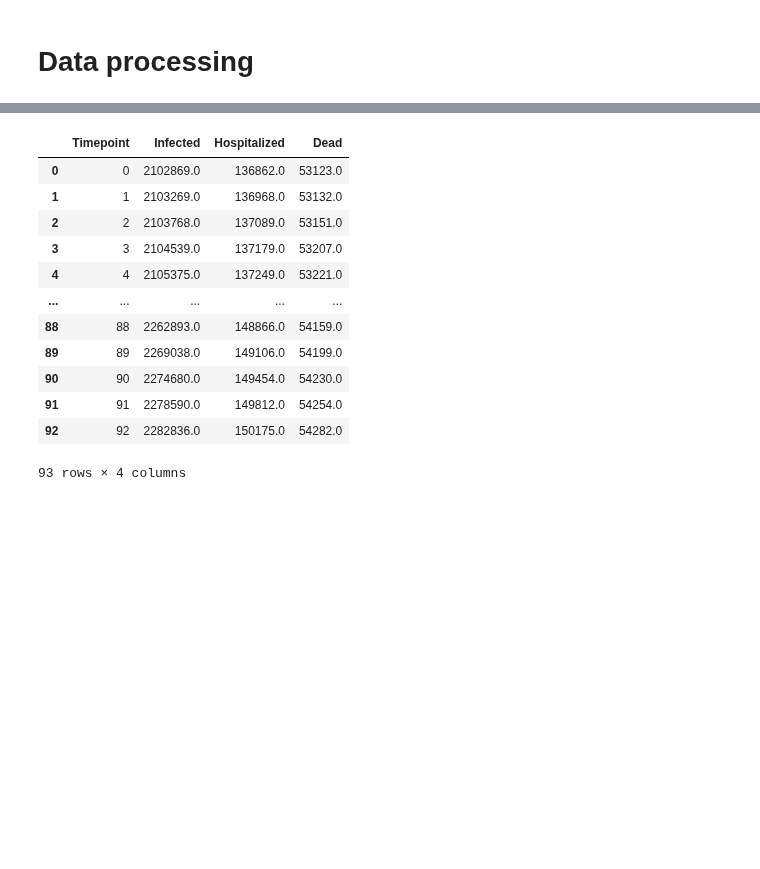
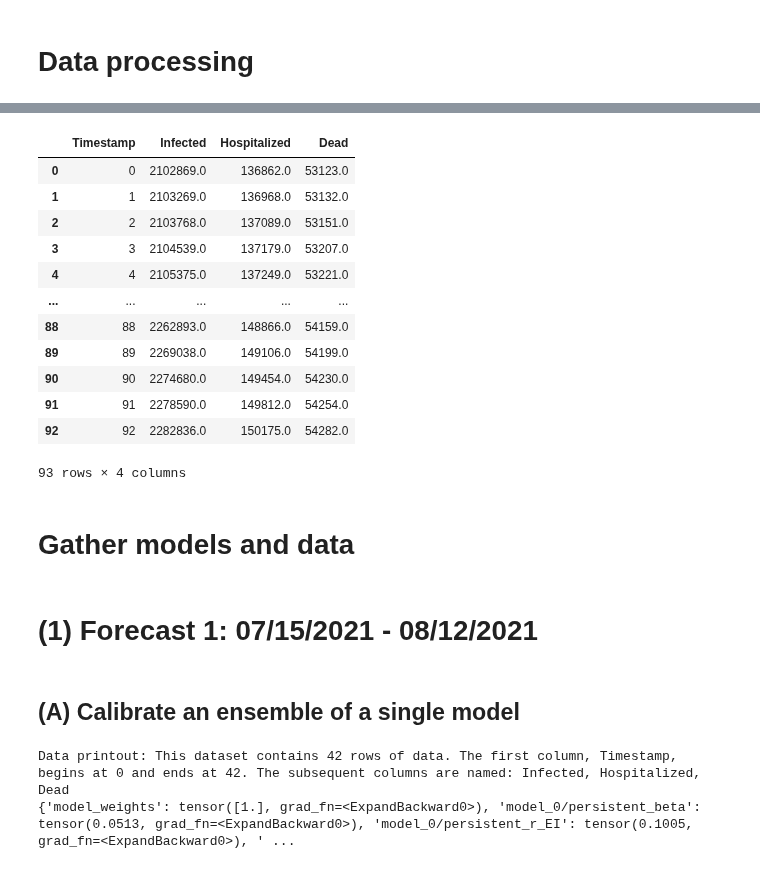
Before and after one commit to ciemss/program-milestones, a Jupyter notebook: 18-month-milestone/evaluation/Epi_Ensemble_Challenge/CIEMSS_Team_Ensemble_Challenge.ipynb, the cells around one changed output, grey strips where cells are left out. Saved outputs shown, nothing was run; the diff lists cells and outputs as text; code cells hidden in the pictures; blank space fills up the shorter version.

```diff
--- a/18-month-milestone/evaluation/Epi_Ensemble_Challenge/CIEMSS_Team_Ensemble_Challenge.ipynb
+++ b/18-month-milestone/evaluation/Epi_Ensemble_Challenge/CIEMSS_Team_Ensemble_Challenge.ipynb
@@ -74,10 +59,11 @@ full_dataset[(full_dataset.date >= '2021-05-15') & (full_dataset.date < '2021-06
 # %%
 def get_data_between(start='2021-06-01',end='2021-09-02'):
-    return full_dataset[(full_dataset.date >= start) & (full_dataset.date < end)].reset_index(drop=True).reset_index(names=['Timepoint']).drop(['date'],axis=1)
+    return full_dataset[(full_dataset.date >= start) & (full_dataset.date < end)].reset_index(drop=True).reset_index(names=['Timestamp']).drop(['date'],axis=1)
 
-get_data_between('2021-06-01', '2021-09-02')
+dataset = get_data_between('2021-06-01', '2021-09-02')
+# dataset
 # %% [output]
-|  | Timepoint | Infected | Hospitalized | Dead |
+|  | Timestamp | Infected | Hospitalized | Dead |
 | 0 | 0 | 2102869.0 | 136862.0 | 53123.0 |
 | 1 | 1 | 2103269.0 | 136968.0 | 53132.0 |
 | 2 | 2 | 2103768.0 | 137089.0 | 53151.0 |
@@ -90,3 +76,5 @@ get_data_between('2021-06-01', '2021-09-02')
 | 91 | 91 | 2278590.0 | 149812.0 | 54254.0 |
 | 92 | 92 | 2282836.0 | 150175.0 | 54282.0 |
 93 rows × 4 columns
+# %% [markdown]
+# Gather models and data
@@ -92,0 +90,15 @@ get_data_between('2021-06-01', '2021-09-02')
+# %% [markdown]
+# (1) Forecast 1: 07/15/2021 - 08/12/2021
+# %% [markdown]
+## (A) Calibrate an ensemble of a single model
+# %%
+num_iterations = 1000
+model_paths = [model1]
+solution_mappings = [lambda x : x]
+data_mapping = {'Infected': 'Cumulative_cases', 'Hospitalized': 'Cumulative_hosp', 'Dead': 'deceased'}
+calibrated_results = pyciemss.ensemble_calibrate(model_paths, solution_mappings, dataset1, data_mapping=data_mapping, num_iterations=num_iterations)
+parameter_estimates = calibrated_results["inferred_parameters"]
+print(parameter_estimates())
+# %% [output]
+Data printout: This dataset contains 42 rows of data. The first column, Timestamp, begins at 0 and ends at 42. The subsequent columns are named: Infected, Hospitalized, Dead
+{'model_weights': tensor([1.], grad_fn=<ExpandBackward0>), 'model_0/persistent_beta': tensor(0.0513, grad_fn=<ExpandBackward0>), 'model_0/persistent_r_EI': tensor(0.1005, grad_fn=<ExpandBackward0>), ' ...
```
Also changed, not shown: parts of 11 cells of this notebook, 2 other files.
